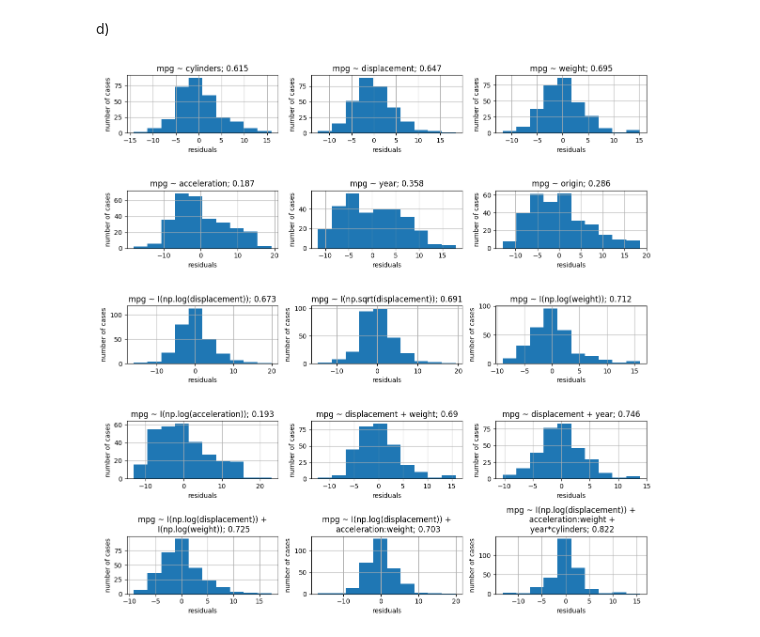
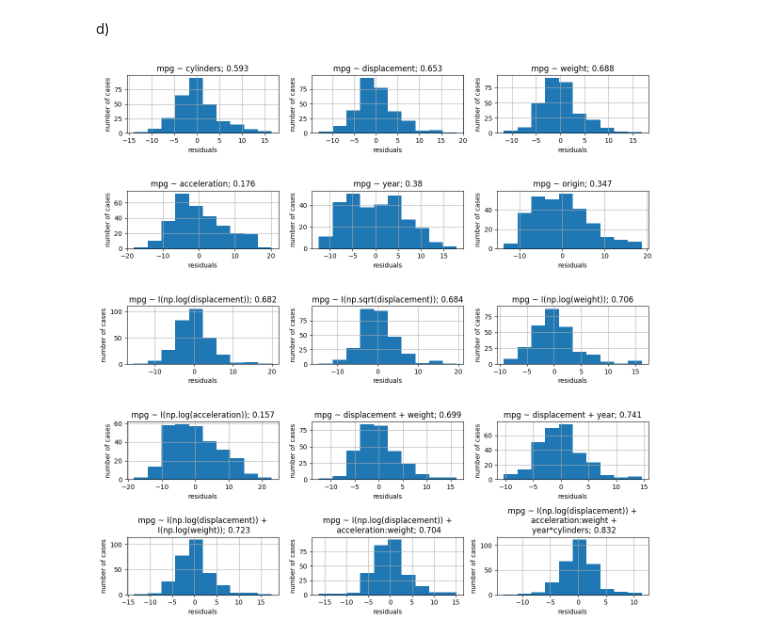
Before and after one commit to pucikplay/DM, a Jupyter notebook: L3/ex10.ipynb, the cells around one changed output. Saved outputs shown, nothing was run; the diff lists cells and outputs as text; code cells hidden in the pictures.

Commit message:
Leverage cleaning

```diff
--- a/L3/ex10.ipynb
+++ b/L3/ex10.ipynb
@@ -168,22 +168,22 @@ d)
 # %%
 def clean_data(df, result):
     outliers = []
-    # leverage = result.get_influence().hat_matrix_diag
+    leverage = result.get_influence().hat_matrix_diag
     for i,resid in enumerate(result.resid_pearson):
-        if abs(resid) > 2:
+        if abs(resid) > 2 or leverage[i] > 0.04:
             outliers.append(i)
     return df[~df.index.isin(outliers)]
 
 df = clean_data(df,myLinReg(models[-1],df))
 
 fig = plt.figure(figsize=(12, 12))
 for i,model in enumerate(models):
     fig.add_subplot(5, 3, i+1)
     result_i = myLinReg(model,df)
     ax = result_i.resid.hist()
     ax.set_xlabel("residuals")
     ax.set_ylabel("number of cases")
     ax.set_title(f'{models[i]}; {round(result_i.rsquared,3)}')
     plt.tight_layout()
 # %% [output]
-[figure, old version]
+[figure, new version]
```
Also changed, not shown: parts of 2 cells of this notebook.
